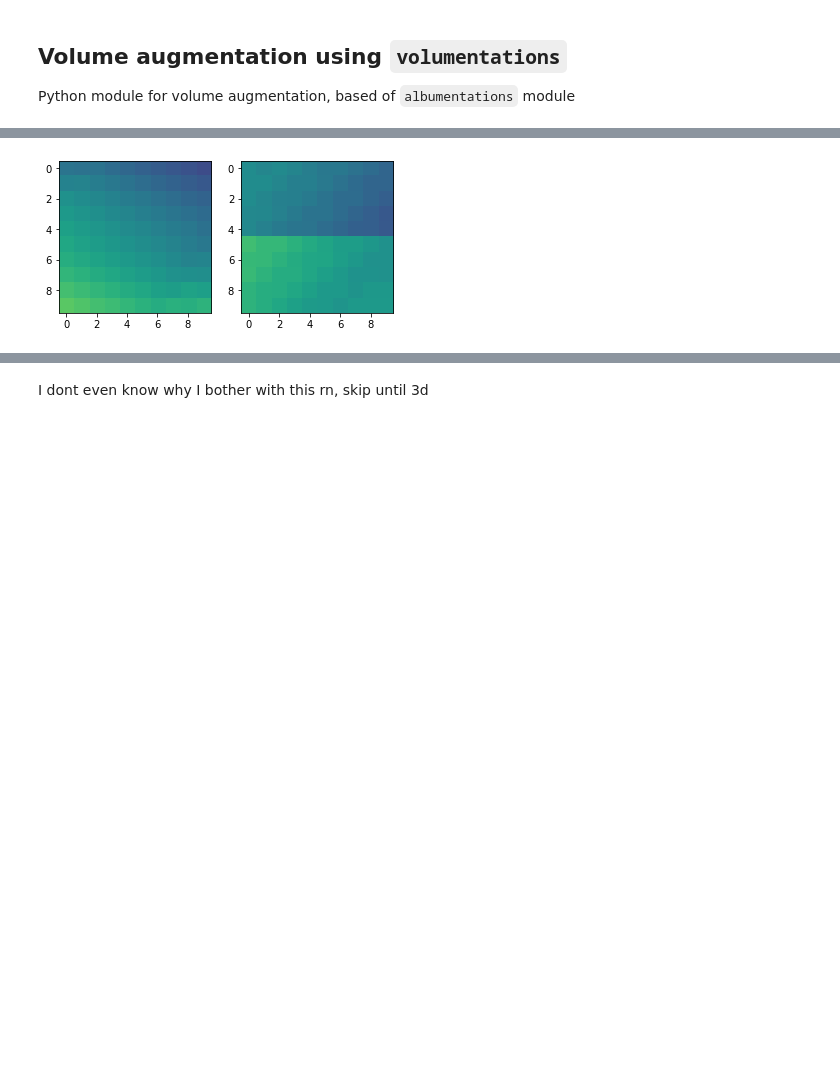
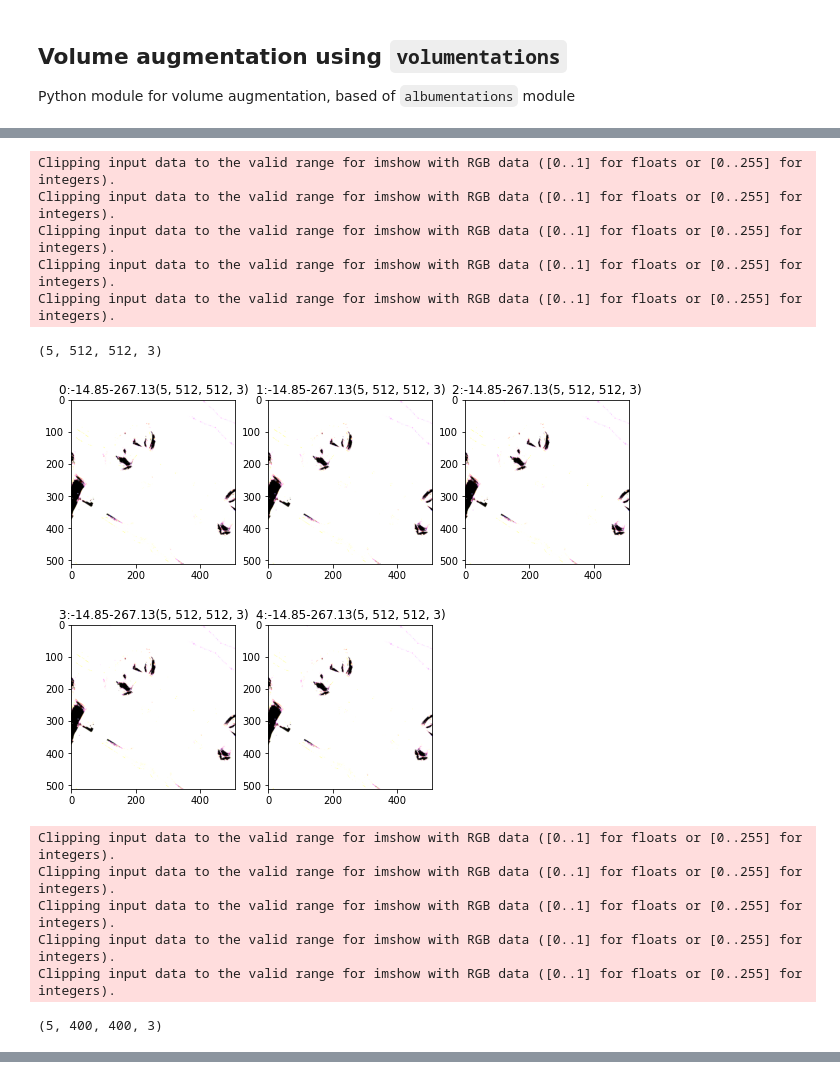
Before and after one commit to linum-uqam/carreno-cytonemes, a Jupyter notebook: notebooks/data_augmentation.ipynb, the cells around one changed output, grey strips where cells are left out. Cells and saved outputs as stored; diff of their text form; code cells hidden in the pictures; blank space fills up the shorter version.

```diff
--- a/notebooks/data_augmentation.ipynb
+++ b/notebooks/data_augmentation.ipynb
@@ -129,20 +151,6 @@ Python module for volume augmentation, based of `albumentations` module
 # %%
-volume = np.arange(400).reshape((4,10,10))
-
-def show_volume(x):
-    plt.subplot(221)
-    plt.imshow(x[0], vmin=0, vmax=400)
-    plt.title('level 0')
-    plt.subplot(222)
-    plt.imshow(x[1], vmin=0, vmax=400)
-    plt.title('level 1')
-    plt.subplot(223)
-    plt.imshow(x[2], vmin=0, vmax=400)
-    plt.title('level 2')
-    plt.subplot(224)
-    plt.imshow(x[3], vmin=0, vmax=400)
-    plt.title('level 3')
-    plt.show()
+volume = np.stack([img] * 5, axis=0)
+print('volume shape', volume.shape)
 
 show_volume(volume)
 # %% [output]
@@ -150,22 +159,35 @@ show_volume(volume)
 # %%
 vol_transform = V.Compose([
-    V.Flip(axis=1, p=0.5),
-    V.Flip(axis=2, p=0.5),
+    V.Flip(axis=1, p=1),
+    V.Flip(axis=2, p=1),
+    #V.ElasticTransform((0, 0.25), interpolation=2, p=0.1),
+    V.ElasticTransformPseudo2D(alpha=40, sigma=10, alpha_affine=1, p=1),
     V.Rotate(x_limit=(-90,90), interpolation=3, border_mode='reflect', p=1),
 ])
 # %%
-data = {'image': np.arange(400).reshape((4,10,10)),
-        'mask': np.arange(400).reshape((4,10,10))}
+data_vol = {'image': volume,
+            'mask':  anno_vol}
 
-aug_data = vol_transform(**data)
+aug_vol_data = vol_transform(**data_vol)
 
 # fill batches
-x, y = aug_data['image'], aug_data['mask']
+aug_vol_x, aug_vol_y = aug_vol_data['image'], aug_vol_data['mask']
 
-plt.subplot(121)
-plt.imshow(x[1], vmin=0, vmax=400)
-plt.subplot(122)
-plt.imshow(y[1], vmin=0, vmax=400)
-plt.show()
+print(aug_vol_x.shape)
+show_volume(aug_vol_x)
+print(aug_vol_y.shape)
+show_volume(aug_vol_y)
 # %% [output]
+Clipping input data to the valid range for imshow with RGB data ([0..1] for floats or [0..255] for integers).
+Clipping input data to the valid range for imshow with RGB data ([0..1] for floats or [0..255] for integers).
+Clipping input data to the valid range for imshow with RGB data ([0..1] for floats or [0..255] for integers).
+Clipping input data to the valid range for imshow with RGB data ([0..1] for floats or [0..255] for integers).
+Clipping input data to the valid range for imshow with RGB data ([0..1] for floats or [0..255] for integers).
+(5, 512, 512, 3)
-[figure, old version]
+[figure, new version]
+Clipping input data to the valid range for imshow with RGB data ([0..1] for floats or [0..255] for integers).
+Clipping input data to the valid range for imshow with RGB data ([0..1] for floats or [0..255] for integers).
+Clipping input data to the valid range for imshow with RGB data ([0..1] for floats or [0..255] for integers).
+Clipping input data to the valid range for imshow with RGB data ([0..1] for floats or [0..255] for integers).
+Clipping input data to the valid range for imshow with RGB data ([0..1] for floats or [0..255] for integers).
+(5, 400, 400, 3)
@@ -172,2 +194,0 @@ plt.show()
-# %% [markdown]
-I dont even know why I bother with this rn, skip until 3d
```
Also changed, not shown: parts of 12 cells of this notebook, 4 other files.
